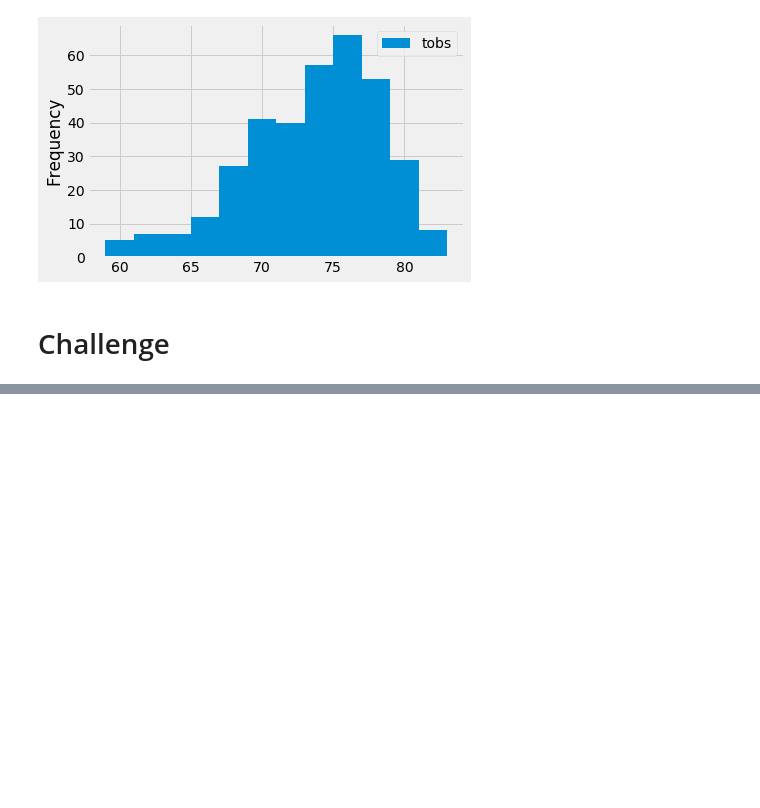
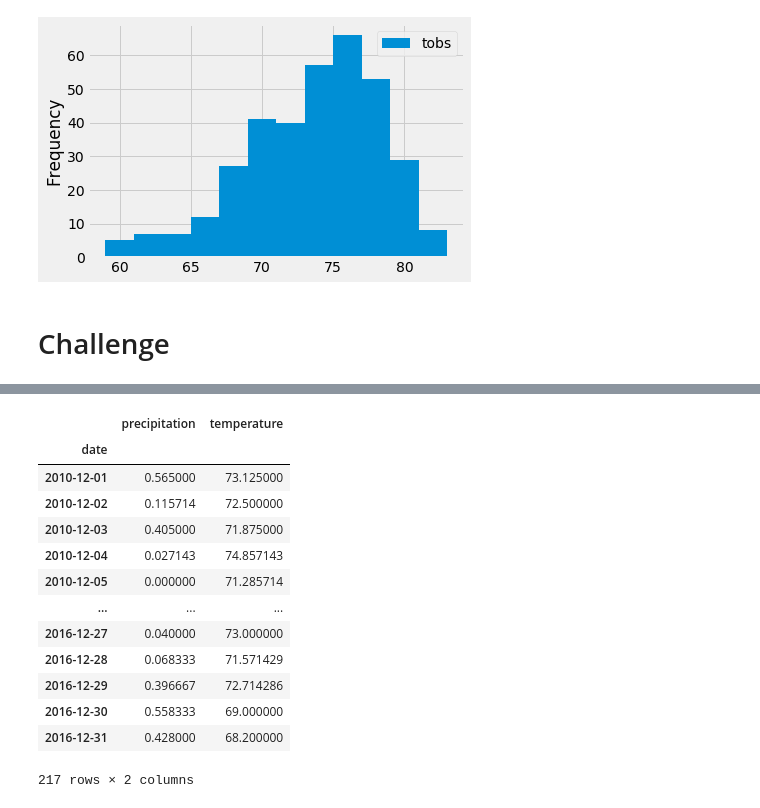
Before and after one commit to freddilly/surfs_up, a Jupyter notebook: climate_analysis.ipynb, the cells around one changed output, grey strips where cells are left out. Cells and saved outputs as stored; diff of their text form; code cells hidden in the pictures; blank space fills up the shorter version.

```diff
--- a/climate_analysis.ipynb
+++ b/climate_analysis.ipynb
@@ -120,0 +211,18 @@ plt.tight_layout
+# %%
+#Preview the December data.
+december_data_whole
+# %% [output]
+|  | precipitation | temperature |
+| date |  |  |
+| 2010-12-01 | 0.565000 | 73.125000 |
+| 2010-12-02 | 0.115714 | 72.500000 |
+| 2010-12-03 | 0.405000 | 71.875000 |
+| 2010-12-04 | 0.027143 | 74.857143 |
+| 2010-12-05 | 0.000000 | 71.285714 |
+| ... | ... | ... |
+| 2016-12-27 | 0.040000 | 73.000000 |
+| 2016-12-28 | 0.068333 | 71.571429 |
+| 2016-12-29 | 0.396667 | 72.714286 |
+| 2016-12-30 | 0.558333 | 69.000000 |
+| 2016-12-31 | 0.428000 | 68.200000 |
+217 rows × 2 columns
```
Also changed, not shown: parts of 20 cells of this notebook.
